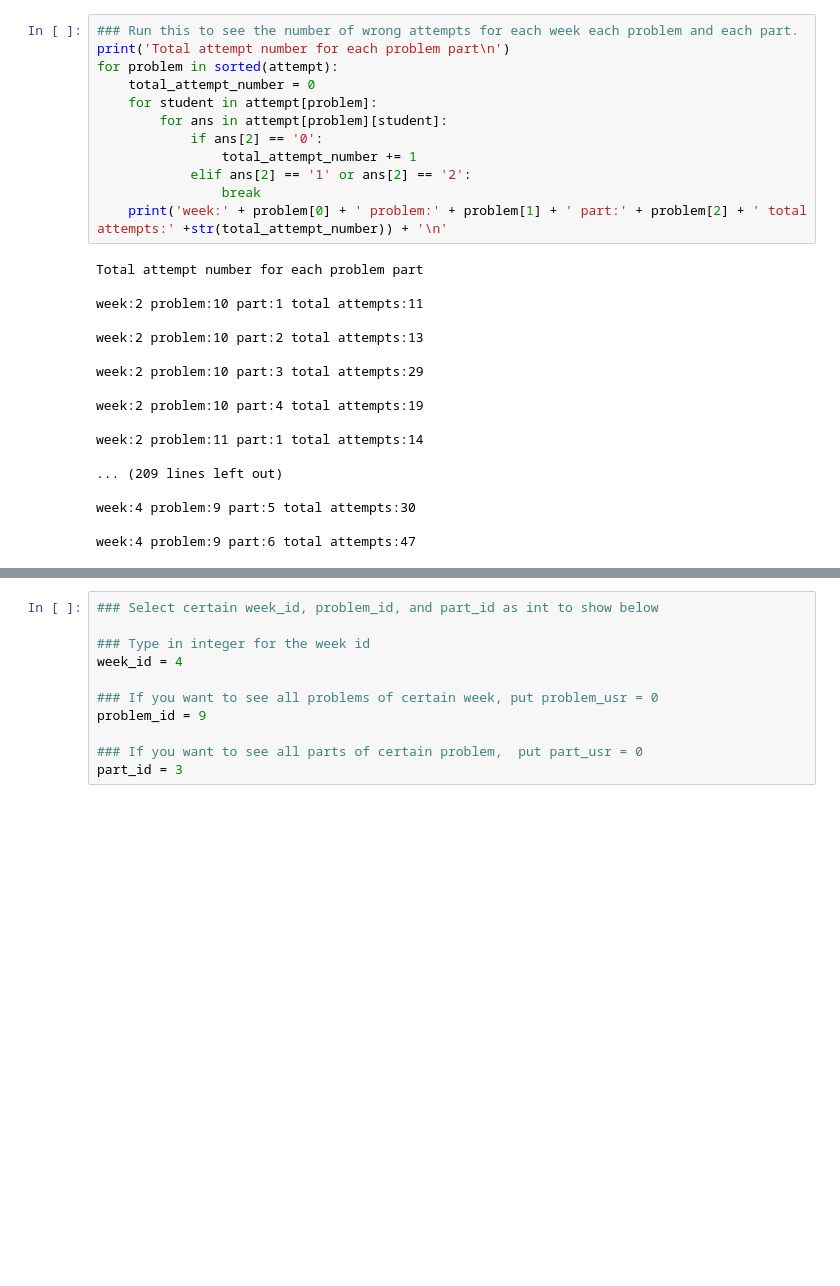
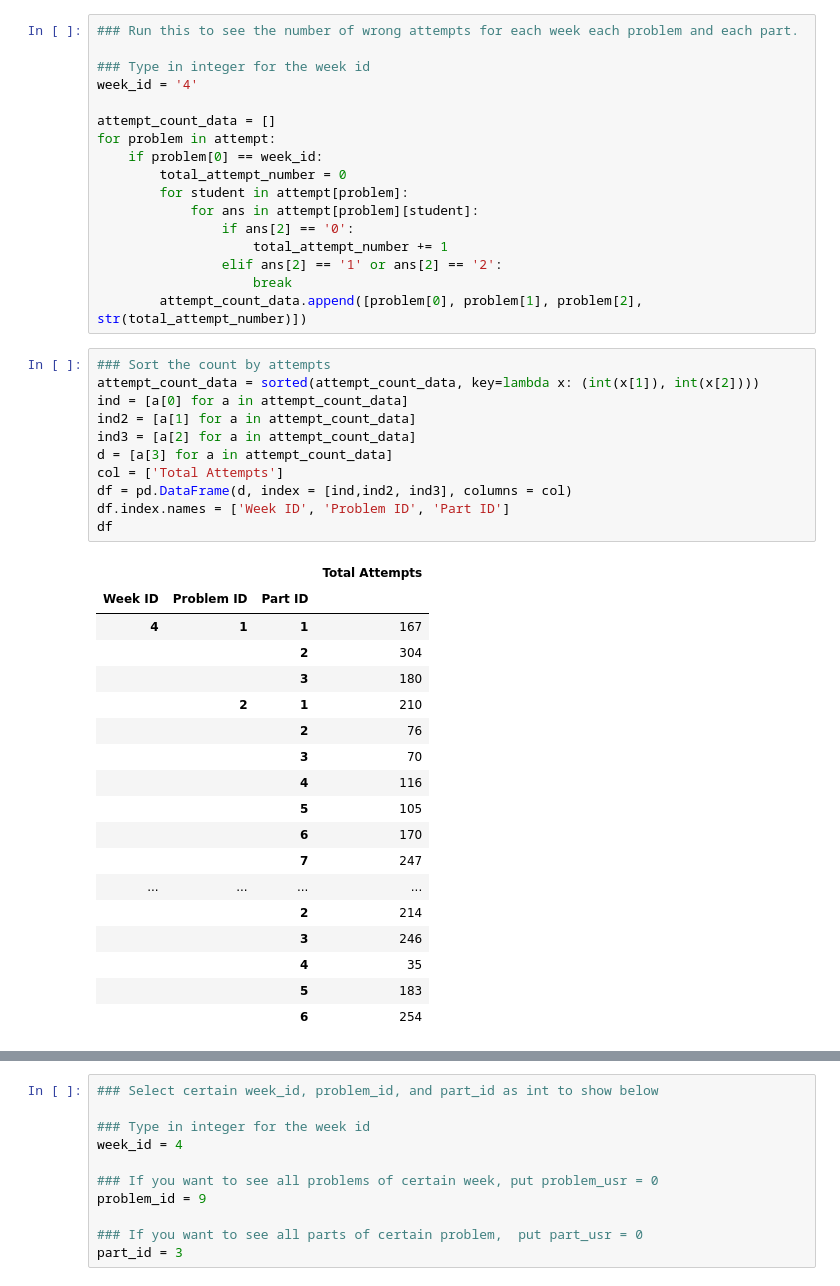
Before and after one commit to vrushalisamant/TA_repo, a Jupyter notebook: edX_data_notebook/Data_Analysis.py.ipynb, the cells around one changed output, grey strips where cells are left out. Saved outputs shown, nothing was run; the diff lists cells and outputs as text; blank space fills up the shorter version.

```diff
--- a/edX_data_notebook/Data_Analysis.py.ipynb
+++ b/edX_data_notebook/Data_Analysis.py.ipynb
@@ -19,31 +20,48 @@ for line in data:
     attempt[key][student_key].append(answer)
 # %%
 ### Run this to see the number of wrong attempts for each week each problem and each part.
-print('Total attempt number for each problem part\n')
-for problem in sorted(attempt):
-    total_attempt_number = 0
-    for student in attempt[problem]:
-        for ans in attempt[problem][student]:
-            if ans[2] == '0':
-                total_attempt_number += 1
-            elif ans[2] == '1' or ans[2] == '2':
-                break
-    print('week:' + problem[0] + ' problem:' + problem[1] + ' part:' + problem[2] + ' total attempts:' +str(total_attempt_number)) + '\n'
+
+### Type in integer for the week id
+week_id = '4'
+
+attempt_count_data = []
+for problem in attempt:
+    if problem[0] == week_id:
+        total_attempt_number = 0
+        for student in attempt[problem]:
+            for ans in attempt[problem][student]:
+                if ans[2] == '0':
+                    total_attempt_number += 1
+                elif ans[2] == '1' or ans[2] == '2':
+                    break
+        attempt_count_data.append([problem[0], problem[1], problem[2], str(total_attempt_number)])
-# %% [output]
-Total attempt number for each problem part
-
-week:2 problem:10 part:1 total attempts:11
-
-week:2 problem:10 part:2 total attempts:13
-
-week:2 problem:10 part:3 total attempts:29
-
-week:2 problem:10 part:4 total attempts:19
-
-week:2 problem:11 part:1 total attempts:14
-
-... (209 lines left out)
-
-week:4 problem:9 part:5 total attempts:30
-
-week:4 problem:9 part:6 total attempts:47
+# %%
+### Sort the count by attempts
+attempt_count_data = sorted(attempt_count_data, key=lambda x: (int(x[1]), int(x[2])))
+ind = [a[0] for a in attempt_count_data]
+ind2 = [a[1] for a in attempt_count_data]
+ind3 = [a[2] for a in attempt_count_data]
+d = [a[3] for a in attempt_count_data]
+col = ['Total Attempts']
+df = pd.DataFrame(d, index = [ind,ind2, ind3], columns = col)
+df.index.names = ['Week ID', 'Problem ID', 'Part ID']
+df
+# %% [output]
+|  |  |  | Total Attempts |
+| Week ID | Problem ID | Part ID |  |
+| 4 | 1 | 1 | 167 |
+|  |  | 2 | 304 |
+|  |  | 3 | 180 |
+|  | 2 | 1 | 210 |
+|  |  | 2 | 76 |
+|  |  | 3 | 70 |
+|  |  | 4 | 116 |
+|  |  | 5 | 105 |
+|  |  | 6 | 170 |
+|  |  | 7 | 247 |
+| ... | ... | ... | ... |
+|  |  | 2 | 214 |
+|  |  | 3 | 246 |
+|  |  | 4 | 35 |
+|  |  | 5 | 183 |
+|  |  | 6 | 254 |
```
Also changed, not shown: parts of 8 cells of this notebook, 6 other files.
